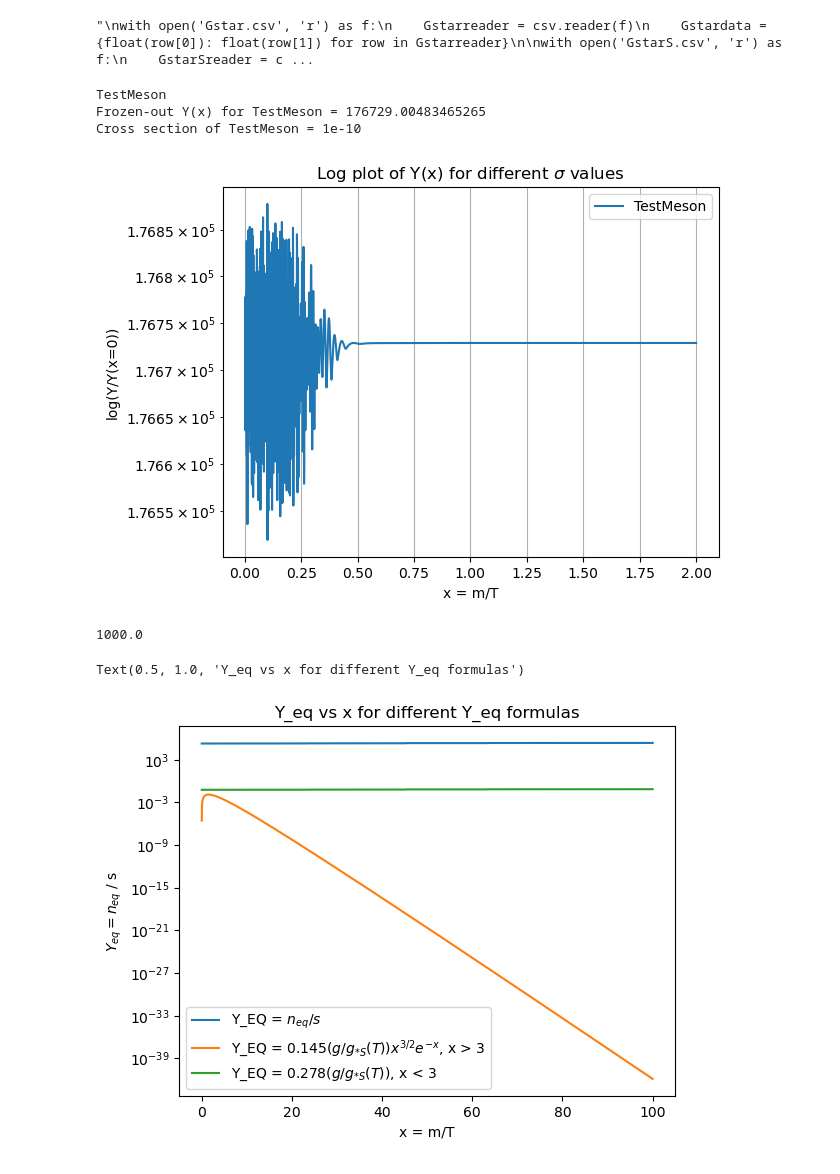
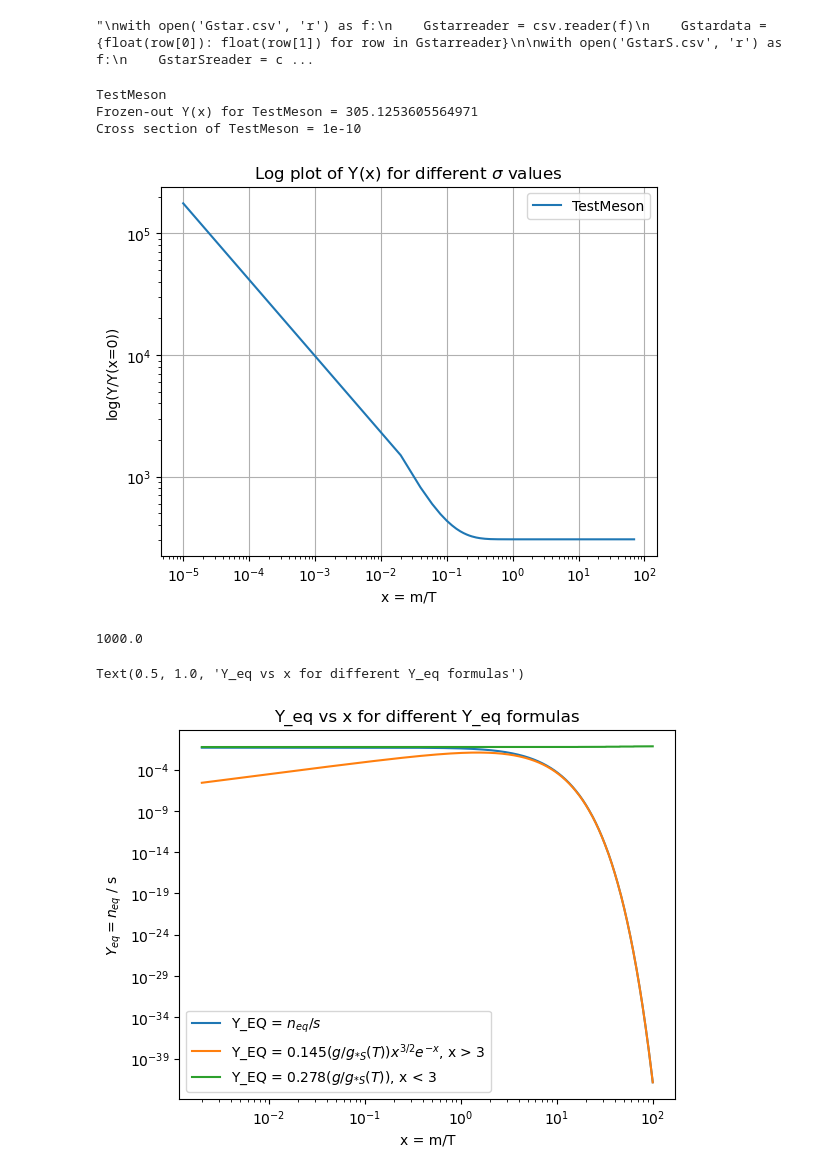
Before and after one commit to IgalPress/Thesis, a Jupyter notebook: FreezeOutCode.ipynb, the cells around one changed output. Cells and saved outputs as stored; diff of their text form; code cells hidden in the pictures.

```diff
--- a/FreezeOutCode.ipynb
+++ b/FreezeOutCode.ipynb
@@ -28,44 +28,44 @@ with open('GstarS.csv', 'r') as f:
 %run CrossSectionFunctions.ipynb
 
 Y0 = [176729]
-x_min = 0.002
-x_max = 2
+x_min = 1e-5
+x_max = 100
 x_span = (x_min, x_max)
 x_eval = np.linspace(x_min, x_max, 5000)
 
 # THE STRING ENCLOSED WITHIN THE "" IS TELLING THE CODE WHAT RATIO TO USE REGARDLESS OF WHAT VARIABLE YOU PASS THROUGH NEXT
 sigma_values = {
     "TestMeson": Sigma_Meson,
     #"TestBaryon": Sigma_Baryon
 }
 
 for particle, sigma_value in sigma_values.items():
     sol = solve_ivp(lambda x, Y: dYdx(x, Y, sigma_value, particle), x_span, Y0, t_eval=x_eval)
     print(particle)
 
     # Number of frozen-out DM particles
     Y_frozen = sol.y[0, -1]
     print(f'Frozen-out Y(x) for {particle} = {Y_frozen}')
     print(f'Cross section of {particle} = {sigma_value}')
 
     plt.plot(sol.t, sol.y[0], label=f'{particle}')
 
 # Plot configurations
 plt.yscale('log')
-#plt.xscale('log')
+plt.xscale('log')
 plt.xlabel('x = m/T')
 plt.ylabel('log(Y/Y(x=0))')
 plt.title('Log plot of Y(x) for different $\sigma$ values')
 plt.legend()
 plt.grid(True)
 #plt.savefig('DifferentSigmaSValues.png', facecolor='w')
 
 plt.show()
 # %% [output]
 TestMeson
-Frozen-out Y(x) for TestMeson = 176729.00483465265
+Frozen-out Y(x) for TestMeson = 305.1253605564971
 Cross section of TestMeson = 1e-10
-[figure, old version]
+[figure, new version]
 # %%
 """
 sigma_values = [Sigma_SC_NeutralPion, Sigma_SC_NeutralKaon]
@@ -104,6 +104,8 @@ for x in x_eval:
     w = Y_EQ_LT3(x, 'TestMeson')
     arr3.append(w)
 
+
+plt.xscale('log')
 plt.plot(x_eval, arr, label = 'Y_EQ = $n_{eq}/s$')
 plt.plot(x_eval, arr2, label = 'Y_EQ = $0.145(g/g_{* S}(T))x^{3/2}e^{-x}$, x > 3')
 plt.plot(x_eval,arr3, label = 'Y_EQ = $0.278(g/g_{*S}(T))$, x < 3')
@@ -114,4 +116,4 @@ plt.legend()
 plt.title('Y_eq vs x for different Y_eq formulas')
 # %% [output]
 Text(0.5, 1.0, 'Y_eq vs x for different Y_eq formulas')
-[figure, old version]
+[figure, new version]
```
Also changed, not shown: 1 other file.
